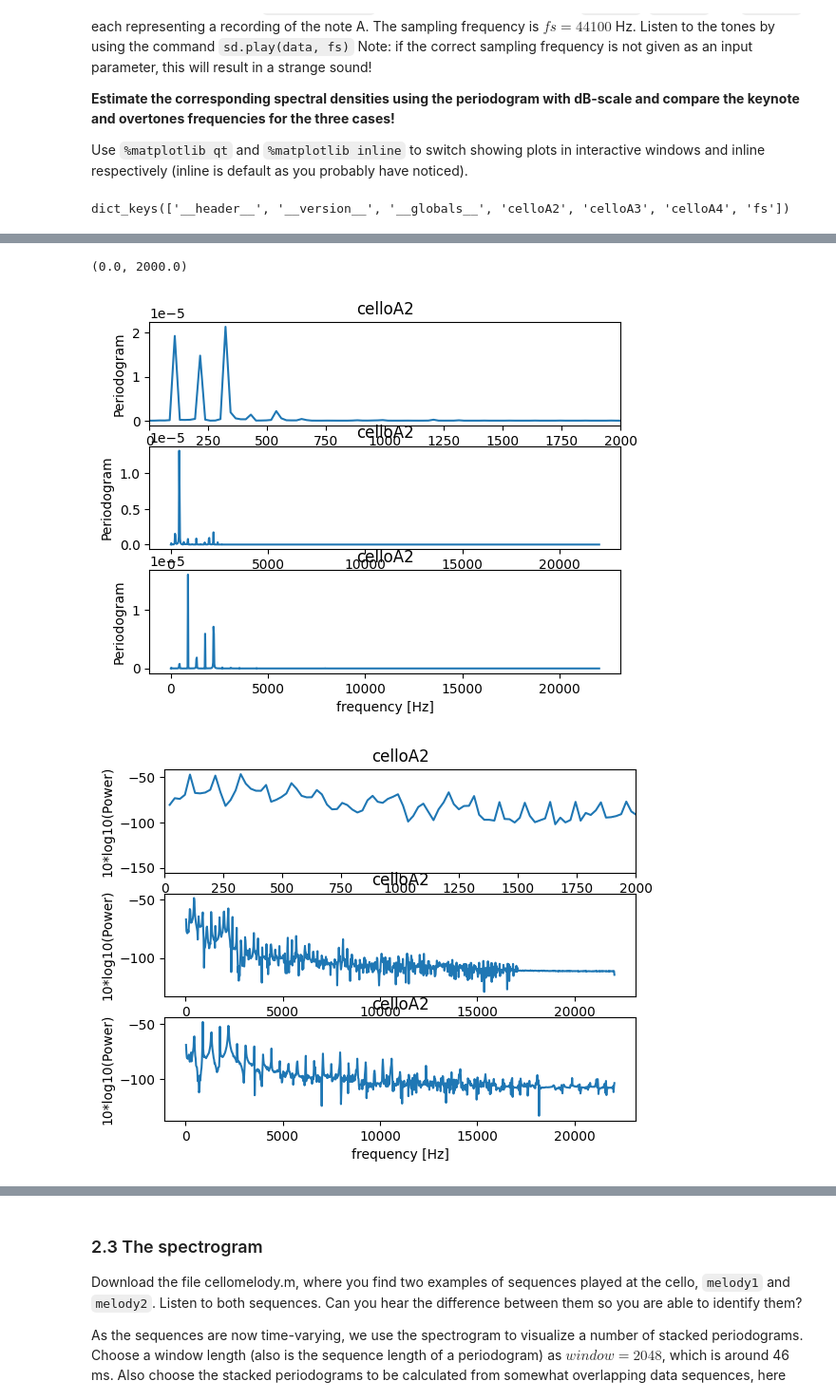
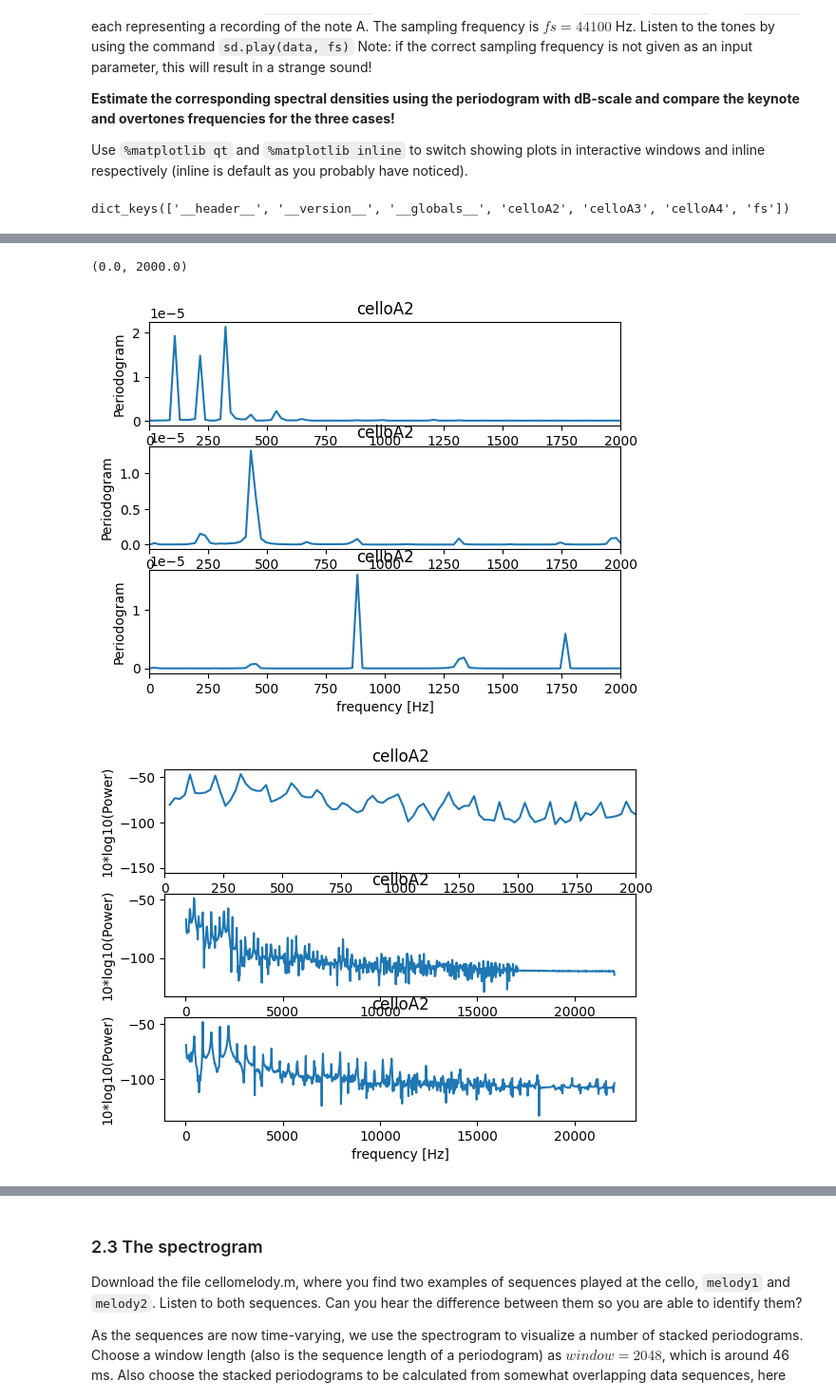
Before and after one commit to mario3219/FMSF10-lab, a Jupyter notebook: pythonLab1.ipynb, the cells around one changed output, grey strips where cells are left out. Shown: that part at 95% size. Cells and saved outputs as stored; diff of their text form; code cells hidden in the pictures.

```diff
--- a/pythonLab1.ipynb
+++ b/pythonLab1.ipynb
@@ -359,38 +359,38 @@ plot2.plot(celloA3period, P3)
 plot2.set_xlabel('frequency [Hz]')
 plot2.set_ylabel('Periodogram')
 plot2.set_title('celloA2')
-plot1.set_xlim([0, 2000])
+plot2.set_xlim([0, 2000])
 
 plot3.plot(celloA4period, P4)
 plot3.set_xlabel('frequency [Hz]')
 plot3.set_ylabel('Periodogram')
 plot3.set_title('celloA2')
-plot1.set_xlim([0, 2000])
+plot3.set_xlim([0, 2000])
 
 fig, (plot1, plot2, plot3) = plt.subplots(3)
 
 plot1.plot(celloA2period, 10*np.log10(P2))
 plot1.set_xlabel('frequency [Hz]')
 plot1.set_ylabel('10*log10(Power)')
 plot1.set_title('celloA2')
 plot1.set_xlim([0, 2000])
 
 plot2.plot(celloA3period, 10*np.log10(P3))
 plot2.set_xlabel('frequency [Hz]')
 plot2.set_ylabel('10*log10(Power)')
 plot2.set_title('celloA2')
 plot1.set_xlim([0, 2000])
 
 plot3.plot(celloA4period, 10*np.log10(P4))
 plot3.set_xlabel('frequency [Hz]')
 plot3.set_ylabel('10*log10(Power)')
 plot3.set_title('celloA2')
 plot1.set_xlim([0, 2000])
 # %% [output]
 dict_keys(['__header__', '__version__', '__globals__', 'celloA2', 'celloA3', 'celloA4', 'fs'])
 [figure]
 (0.0, 2000.0)
-[figure, old version]
+[figure, new version]
 [figure]
 # %%
 import time
```
Also changed, not shown: parts of 5 cells of this notebook.
